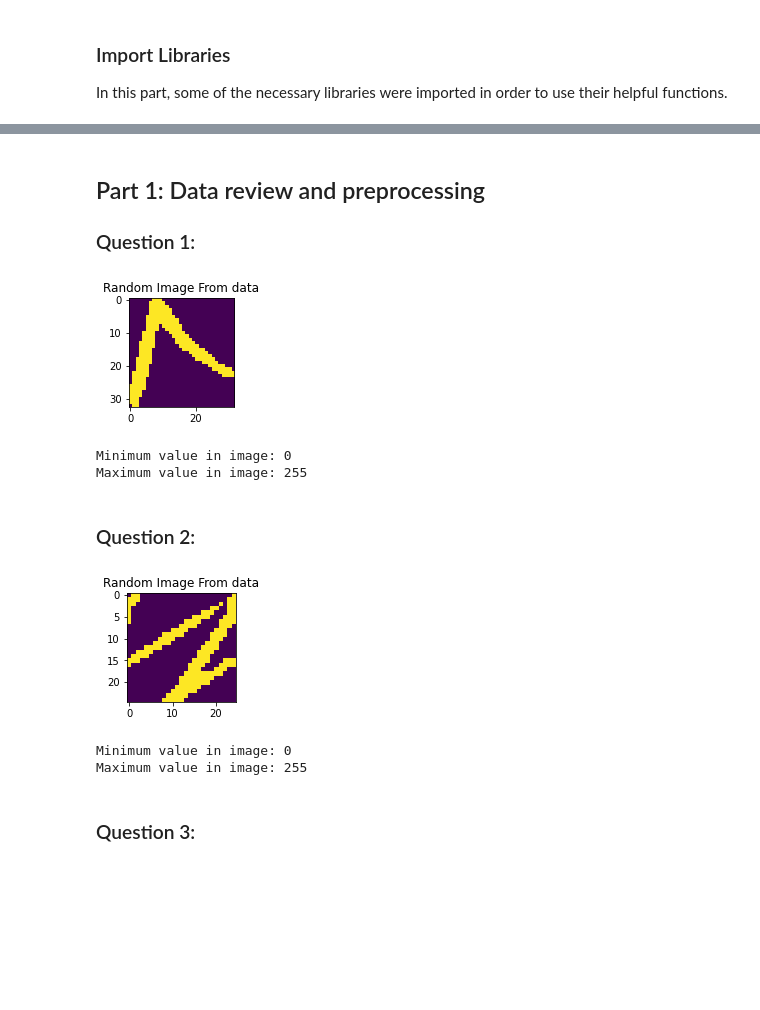
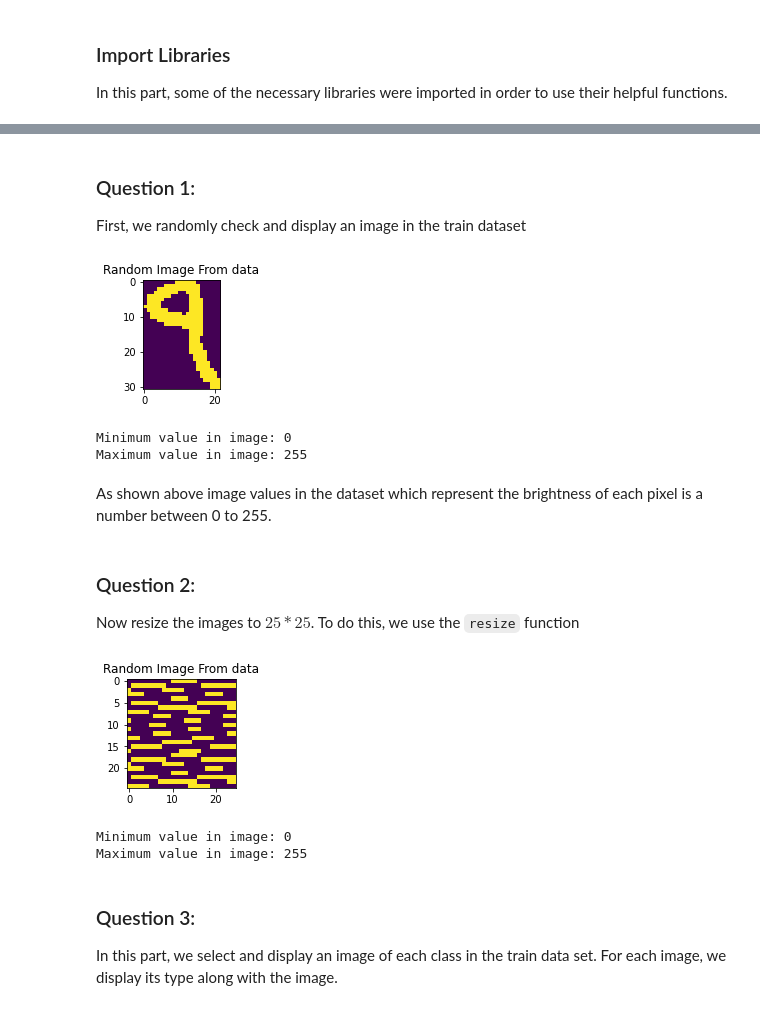
Before and after one commit to mohammadsaadati80/Feed-Forward-Neural-Network, a Jupyter notebook: AI-CA5.ipynb, the cells around one changed output, grey strips where cells are left out. Saved outputs shown, nothing was run; the diff lists cells and outputs as text; code cells hidden in the pictures; blank space fills up the shorter version.

```diff
--- a/AI-CA5.ipynb
+++ b/AI-CA5.ipynb
@@ -27,26 +42,32 @@ labels = pickle.load(labels_pkl_file)
+# %%
+X_train, X_test, Y_train, Y_test = train_test_split(data , labels , test_size = 0.20 , random_state = 42)
 # %% [markdown]
-## Part 1: Data review and preprocessing
 ### Question 1:
+First, we randomly check and display an image in the train dataset
 # %%
-image = data[random.randint(0 , len(data) - 1)]
+image = X_train[random.randint(0 , len(X_train) - 1)]
 
-plt.figure(figsize = (2 , 2))
+plt.figure(figsize = (2,2))
 plt.imshow(image)
 plt.title("Random Image From data")
 plt.show()
 
 print("\nMinimum value in image: " + str(np.amin(image)))
 print("Maximum value in image: " + str(np.amax(image)))
 # %% [output]
-[figure, old version]
+[figure, new version]
 Minimum value in image: 0
 Maximum value in image: 255
+# %% [markdown]
+As shown above image values in the dataset which represent the brightness of each pixel is a number between 0 to 255.
 # %% [markdown]
 ### Question 2:
+Now resize the images to $25 * 25$. To do this, we use the `resize` function
 # %%
-data = [np.resize(element,(25 , 25)) for element in data]
+X_train = [np.resize(element,(25 , 25)) for element in X_train]
+X_test = [np.resize(element,(25 , 25)) for element in X_test]
 
-image = data[random.randint(0 , len(data) - 1)]
+image = X_train[random.randint(0 , len(X_train) - 1)]
 
 plt.figure(figsize = (2 , 2))
 plt.imshow(image)
@@ -56,11 +77,12 @@ plt.show()
 print("\nMinimum value in image: " + str(np.amin(image)))
 print("Maximum value in image: " + str(np.amax(image)))
 # %% [output]
-[figure, old version]
+[figure, new version]
 Minimum value in image: 0
 Maximum value in image: 255
 # %% [markdown]
 ### Question 3:
+In this part, we select and display an image of each class in the train data set. For each image, we display its type along with the image.
 # %%
 for i in range(0,10):
     index = 0
```
Also changed, not shown: parts of 58 cells of this notebook.
